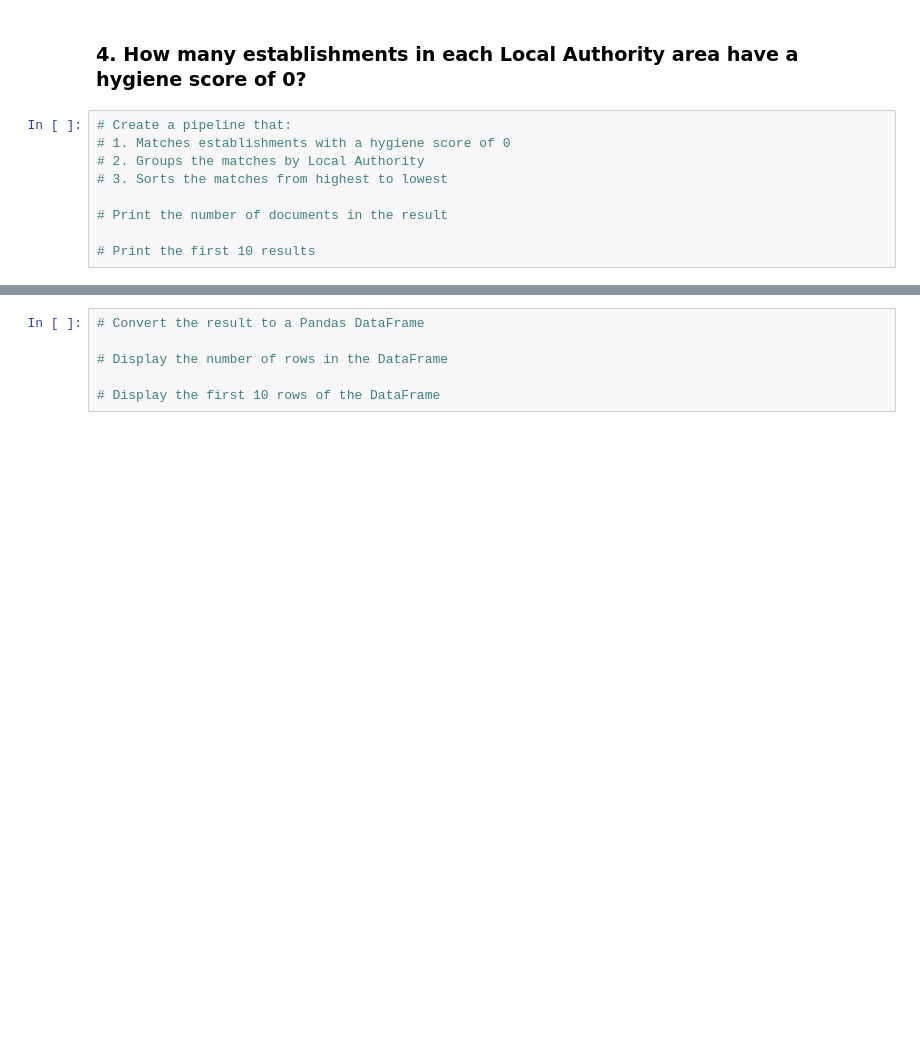
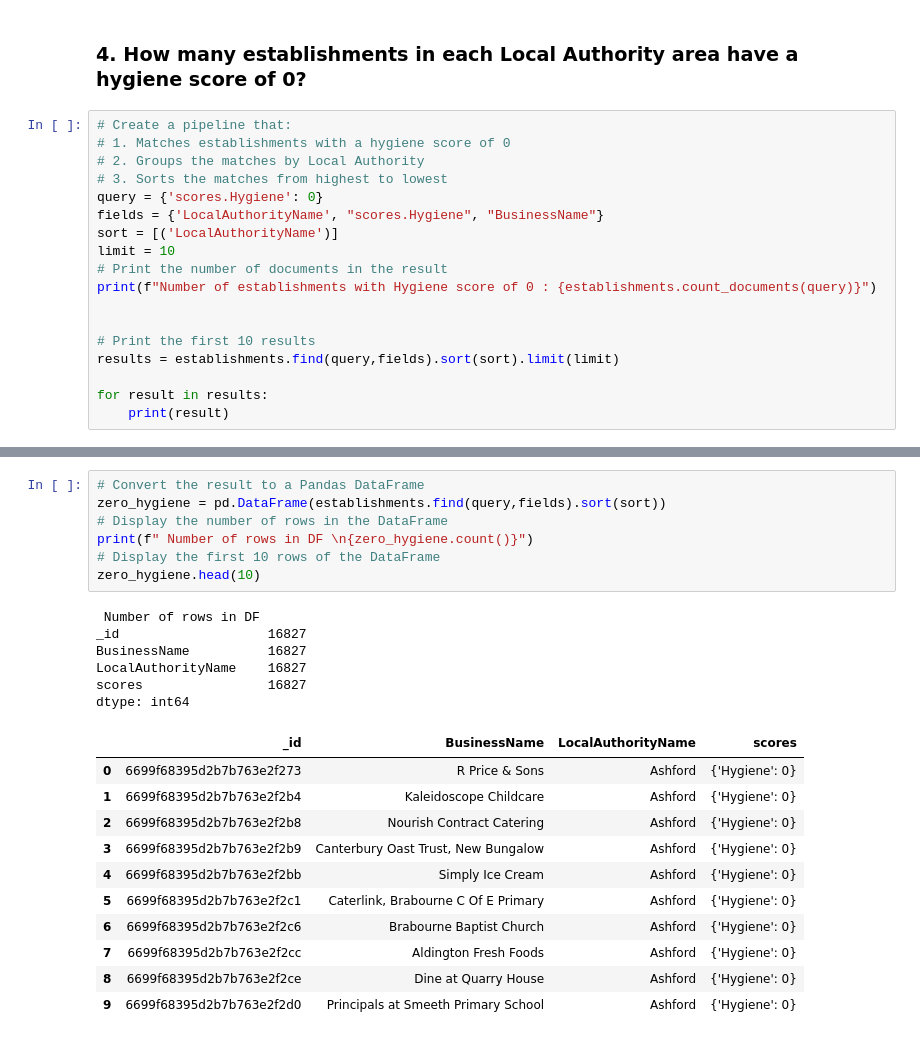
Before and after one commit to rdeshir10/NoSQL-Challenge, a Jupyter notebook: NoSQL_analysis_starter.ipynb, the cells around one changed output, grey strips where cells are left out. Saved outputs shown, nothing was run; the diff lists cells and outputs as text; blank space fills up the shorter version.

```diff
--- a/NoSQL_analysis_starter.ipynb
+++ b/NoSQL_analysis_starter.ipynb
@@ -150,7 +192,16 @@ limit =
 # 1. Matches establishments with a hygiene score of 0
 # 2. Groups the matches by Local Authority
 # 3. Sorts the matches from highest to lowest
+query = {'scores.Hygiene': 0}
+fields = {'LocalAuthorityName', "scores.Hygiene", "BusinessName"}
+sort = [('LocalAuthorityName')]
+limit = 10
+# Print the number of documents in the result
+print(f"Number of establishments with Hygiene score of 0 : {establishments.count_documents(query)}")
 
-# Print the number of documents in the result
 
 # Print the first 10 results
+results = establishments.find(query,fields).sort(sort).limit(limit)
+
+for result in results:
+    print(result)
@@ -157,6 +220,25 @@ limit =
 # %%
 # Convert the result to a Pandas DataFrame
-
+zero_hygiene = pd.DataFrame(establishments.find(query,fields).sort(sort))
 # Display the number of rows in the DataFrame
-
+print(f" Number of rows in DF \n{zero_hygiene.count()}")
 # Display the first 10 rows of the DataFrame
+zero_hygiene.head(10)
+# %% [output]
+ Number of rows in DF
+_id                   16827
+BusinessName          16827
+LocalAuthorityName    16827
+scores                16827
+dtype: int64
+|  | _id | BusinessName | LocalAuthorityName | scores |
+| 0 | 6699f68395d2b7b763e2f273 | R Price & Sons | Ashford | {'Hygiene': 0} |
+| 1 | 6699f68395d2b7b763e2f2b4 | Kaleidoscope Childcare | Ashford | {'Hygiene': 0} |
+| 2 | 6699f68395d2b7b763e2f2b8 | Nourish Contract Catering | Ashford | {'Hygiene': 0} |
+| 3 | 6699f68395d2b7b763e2f2b9 | Canterbury Oast Trust, New Bungalow | Ashford | {'Hygiene': 0} |
+| 4 | 6699f68395d2b7b763e2f2bb | Simply Ice Cream | Ashford | {'Hygiene': 0} |
+| 5 | 6699f68395d2b7b763e2f2c1 | Caterlink, Brabourne C Of E Primary | Ashford | {'Hygiene': 0} |
+| 6 | 6699f68395d2b7b763e2f2c6 | Brabourne Baptist Church | Ashford | {'Hygiene': 0} |
+| 7 | 6699f68395d2b7b763e2f2cc | Aldington Fresh Foods | Ashford | {'Hygiene': 0} |
+| 8 | 6699f68395d2b7b763e2f2ce | Dine at Quarry House | Ashford | {'Hygiene': 0} |
+| 9 | 6699f68395d2b7b763e2f2d0 | Principals at Smeeth Primary School | Ashford | {'Hygiene': 0} |
```
Also changed, not shown: parts of 6 cells of this notebook.
